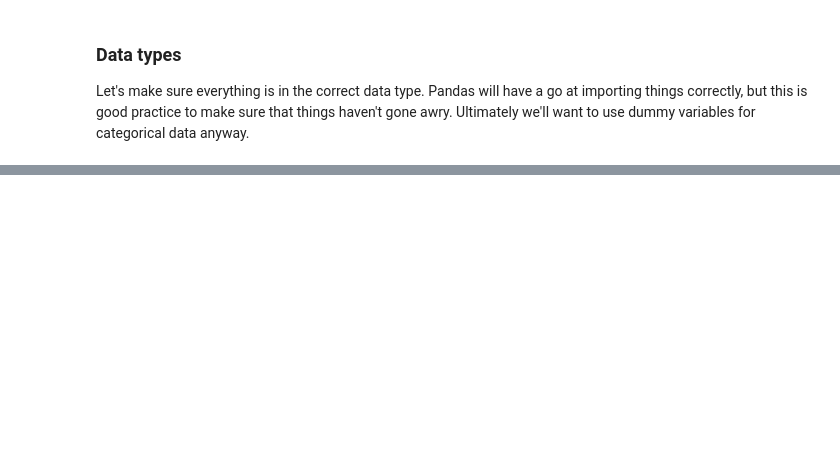
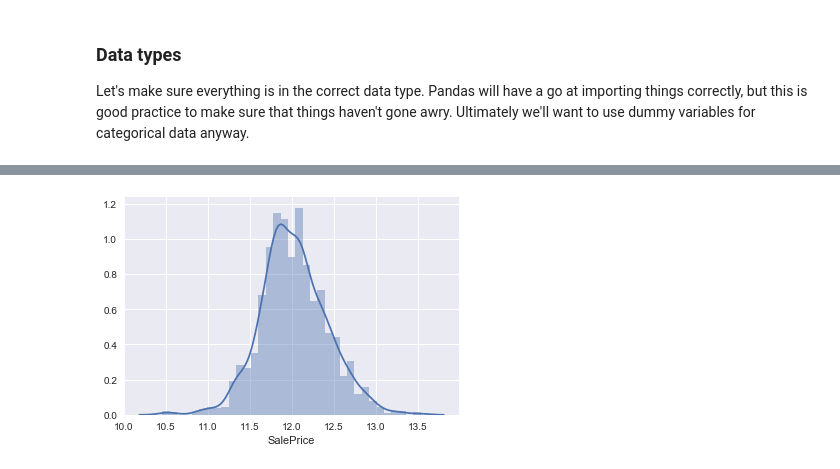
Before and after one commit to christopherhadley/kaggle-housing, a Jupyter notebook: kaggle-housing.ipynb, the cells around one changed output, grey strips where cells are left out. Saved outputs shown, nothing was run; the diff lists cells and outputs as text; code cells hidden in the pictures; blank space fills up the shorter version.

```diff
--- a/kaggle-housing.ipynb
+++ b/kaggle-housing.ipynb
@@ -215,0 +210,6 @@ data_types(train)
+# %%
+# Let's log-tranform this:
+sales_prices_log = np.log1p(sales_price)
+graph = sns.distplot(sales_prices_log)
+# %% [output]
+[figure, added]
```
Also changed, not shown: parts of 53 cells of this notebook.
